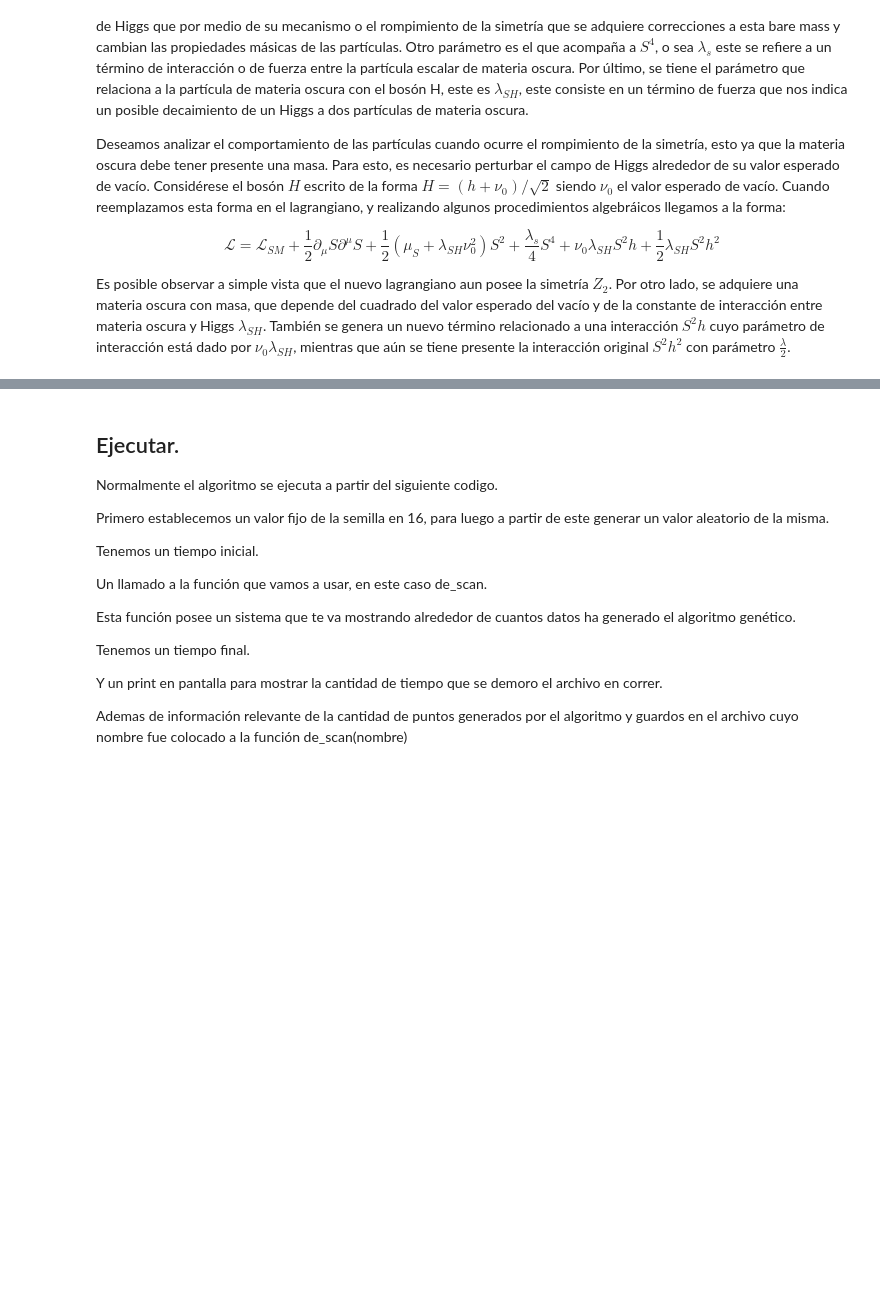
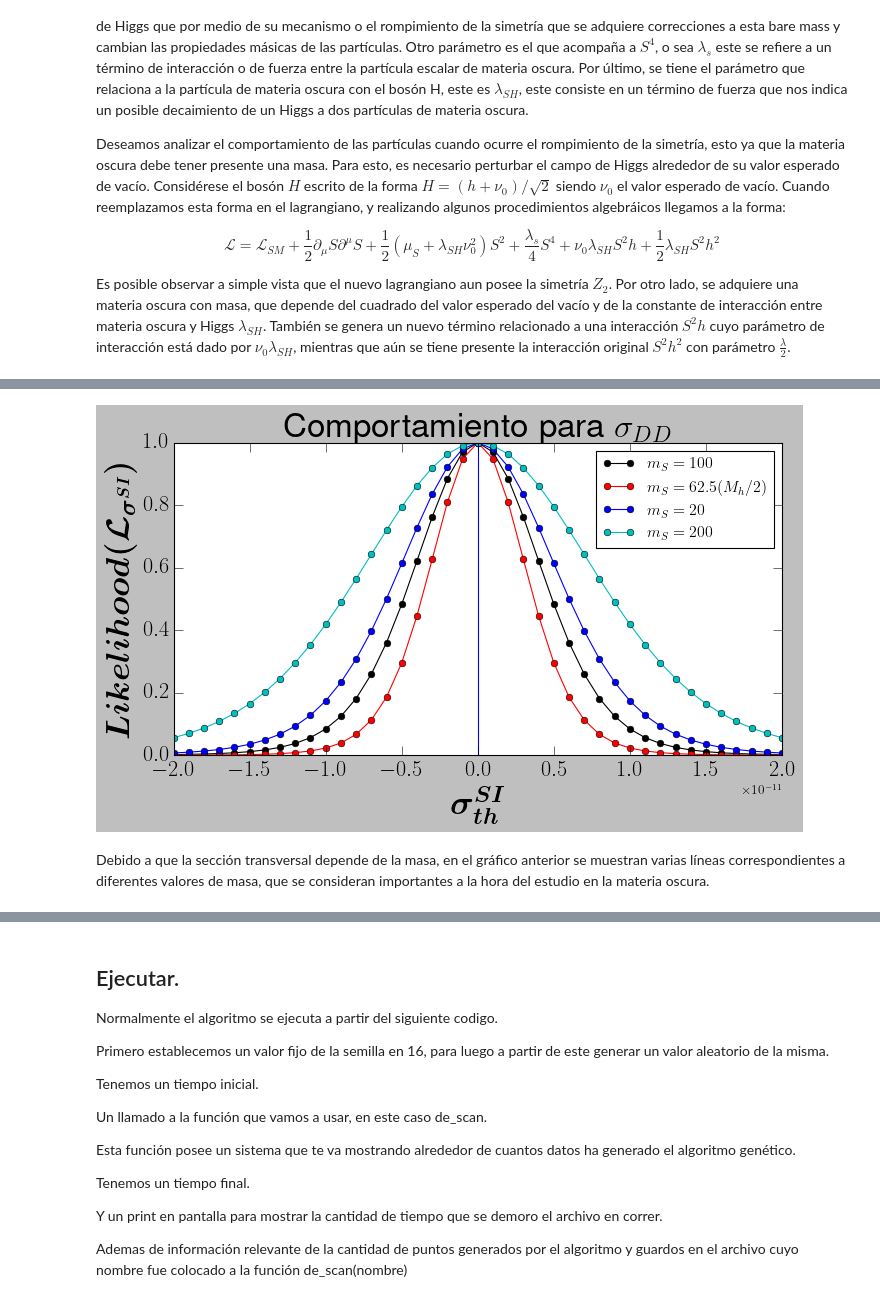
Before and after one commit to gadolfocastrillon/notebook_materiaOscura, a Jupyter notebook: micromegas_5.3.35/Modelos discretos de materia oscura.ipynb, the cells around one changed output, grey strips where cells are left out. Saved outputs shown, nothing was run; the diff lists cells and outputs as text; code cells hidden in the pictures; blank space fills up the shorter version.

Commit message:
Actualización 1 de modelos discretos de materia oscura

```diff
--- a/micromegas_5.3.35/Modelos discretos de materia oscura.ipynb
+++ b/micromegas_5.3.35/Modelos discretos de materia oscura.ipynb
@@ -353,0 +438,41 @@ plt.rcParams['text.latex.preamble'] = r"\usepackage{bm} \usepackage{amsmath}"
+# %%
+from scipy.interpolate import interp1d
+LZ22 = np.loadtxt('Lz_experiment.txt')
+fLZ22 = interp1d(LZ22[:,0],LZ22[:,2]*1e36)
+
+def gaussian_sigma(M,csection_):
+    m_ = M
+    cxSI_th = csection_
+    cxSI_ex = 0.0
+    delta_cxSI_th = 0.2*cxSI_th
+    delta_cxSI_ex = fLZ22(m_)/1.64
+    delta_cxSI = (delta_cxSI_th**2 + delta_cxSI_ex**2)**0.5
+    return np.exp(-(1/2)*(cxSI_th - cxSI_ex)**2 / delta_cxSI**2)
+# %%
+x_csection = np.arange(-1e-10,1e-10,1e-12)
+y_csection1 = gaussian_sigma(100,x_csection)
+y_csection2 = gaussian_sigma(62.5,x_csection)
+y_csection3 = gaussian_sigma(20,x_csection)
+y_csection4 = gaussian_sigma(200,x_csection)
+y_csection5 = gaussian_sigma(1e3,x_csection)
+# %%
+plt.figure(figsize=(9.0,5.5))
+plt.plot(x_csection,y_csection1,'ko-',label='$m_{S} = 100$', markeredgecolor='black')
+plt.plot(x_csection,y_csection2,'ro-',label='$m_{S} = 62.5 (M_{h}/2)$', markeredgecolor='black')
+plt.plot(x_csection,y_csection3,'bo-',label='$m_{S} = 20$', markeredgecolor='black')
+plt.plot(x_csection,y_csection4,'co-',label='$m_{S} = 200$', markeredgecolor='black')
+#plt.plot(x_csection,y_csection5,'mo-',label='Likelihood gausiana M = 1000', markeredgecolor='black')
+plt.axvline(0.0)
+plt.title(r'Comportamiento para $\sigma_{DD}$',size=30)
+#plt.axvline(0.12,label='Densidad reliquia experimental')
+plt.xlabel(r'$\boldsymbol{\sigma^{SI}_{th}}$',size=30)
+plt.ylabel(r'$\boldsymbol{Likelihood (\mathcal{L}_{\sigma^{SI}})}$',size=30)
+plt.xticks(fontsize=20)
+plt.yticks(fontsize=20)
+plt.xlim(-2e-11,2e-11)
+plt.legend()
+plt.tight_layout()
+# %% [output]
+[figure, added]
+# %% [markdown]
+Debido a que la sección transversal depende de la masa, en el gráfico anterior se muestran varias líneas correspondientes a diferentes valores de masa, que se consideran importantes a la hora del estudio en la materia oscura.
```
Also changed, not shown: parts of 36 cells of this notebook.
